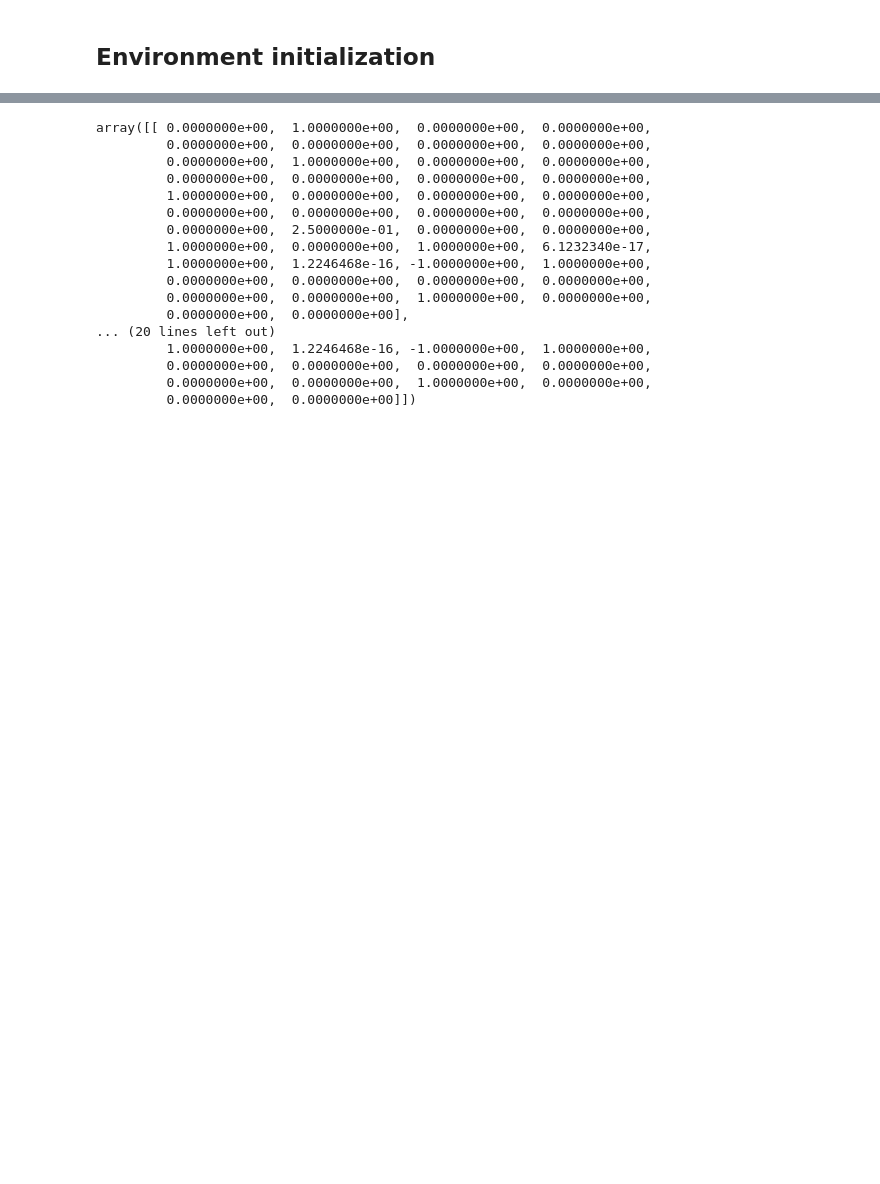
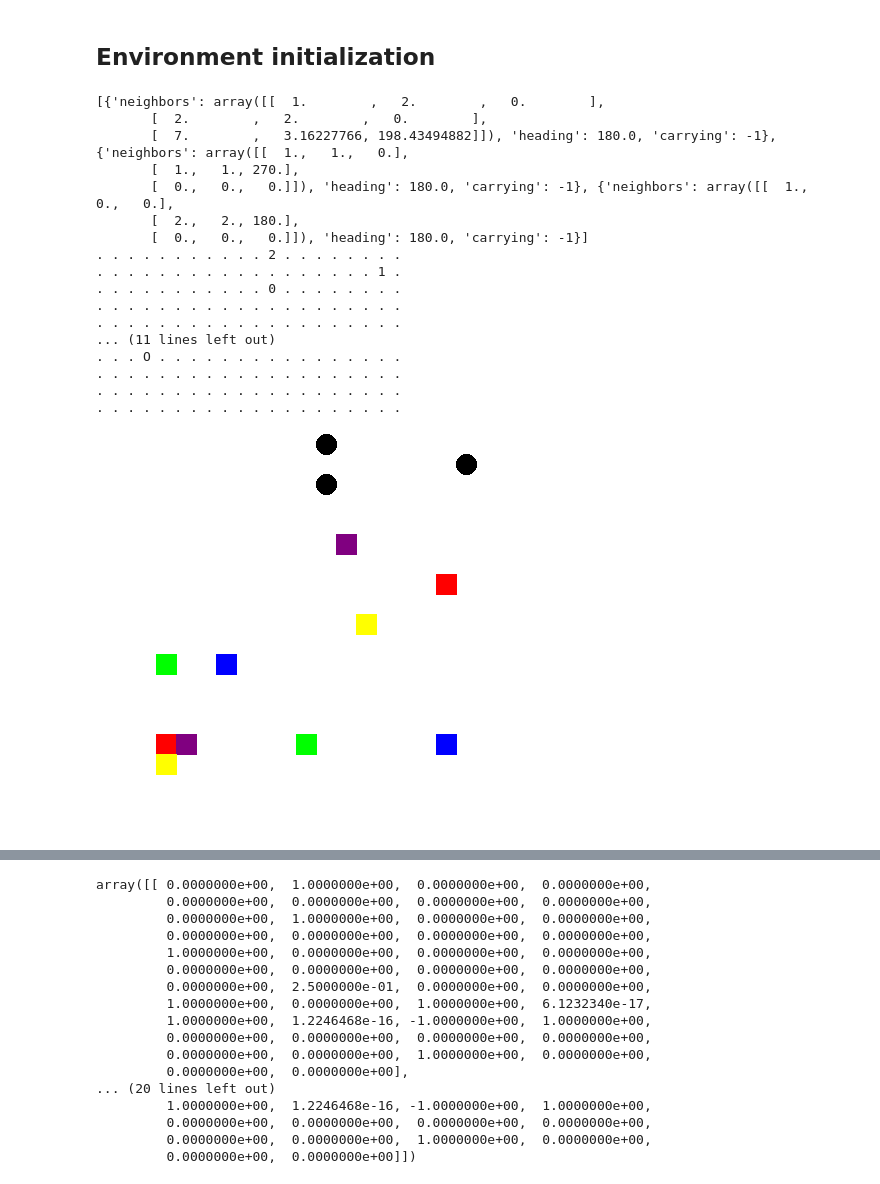
Before and after one commit to lorenzoleuzzi1/lifelong_evolutionary_swarms, a Jupyter notebook: notebooks/env_demo.ipynb, the cells around one changed output, grey strips where cells are left out. Drawn from its saved outputs; the diff is of its cells as text; code cells hidden in the pictures; blank space fills up the shorter version.

```diff
--- a/notebooks/env_demo.ipynb
+++ b/notebooks/env_demo.ipynb
@@ -58,4 +58,29 @@ environment.REWARD_PICK, environment.REWARD_DROP
 (1, 2)
 # %% [markdown]
 ## Environment initialization
+# %%
+env = environment.SwarmForagingEnv()
+# %%
+initial_state, _ = env.reset(seed = 13)
+print(initial_state)
+env.render()
+# %% [output]
+[{'neighbors': array([[  1.        ,   2.        ,   0.        ],
+       [  2.        ,   2.        ,   0.        ],
+       [  7.        ,   3.16227766, 198.43494882]]), 'heading': 180.0, 'carrying': -1}, {'neighbors': array([[  1.,   1.,   0.],
+       [  1.,   1., 270.],
+       [  0.,   0.,   0.]]), 'heading': 180.0, 'carrying': -1}, {'neighbors': array([[  1.,   0.,   0.],
+       [  2.,   2., 180.],
+       [  0.,   0.,   0.]]), 'heading': 180.0, 'carrying': -1}]
+. . . . . . . . . . . 2 . . . . . . . .
+. . . . . . . . . . . . . . . . . . 1 .
+. . . . . . . . . . . 0 . . . . . . . .
+. . . . . . . . . . . . . . . . . . . .
+. . . . . . . . . . . . . . . . . . . .
+... (11 lines left out)
+. . . O . . . . . . . . . . . . . . . .
+. . . . . . . . . . . . . . . . . . . .
+. . . . . . . . . . . . . . . . . . . .
+. . . . . . . . . . . . . . . . . . . .
+[figure, added]
 # %%
```
Also changed, not shown: parts of 10 cells of this notebook, 19 other files.
